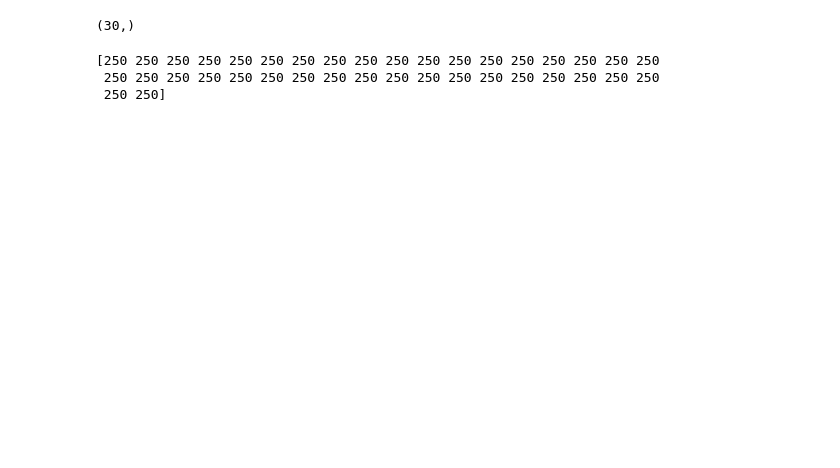
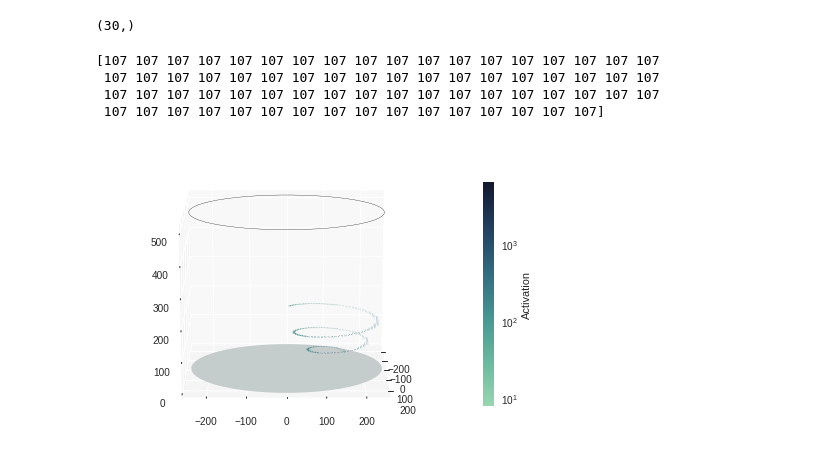
Before and after one commit to jtaylorz/attpc-event-classification, a Jupyter notebook: jupyter-notebooks/Discretization_Grid.ipynb, the cells around one changed output. Saved outputs shown, nothing was run; the diff lists cells and outputs as text; code cells hidden in the pictures; blank space fills up the shorter version.

```diff
--- a/jupyter-notebooks/Discretization_Grid.ipynb
+++ b/jupyter-notebooks/Discretization_Grid.ipynb
@@ -23,6 +23,10 @@ with pytpc.HDFDataFile('/home/taylor/Documents/independent-research/event-gen/da
     print(len(f))
     #specific event
     evt = f[evt_id]
+
+    for i in range(20000):
+       print(f[i])
+
     print(evt)
     #trace data from the event
     t = evt.traces
@@ -87,6 +105,8 @@ print(z_slices)
 [    0.    50.   100.   150.   200.   250.   300.   350.   400.   450.
    500.   550.   600.   650.   700.   750.   800.   850.   900.   950.
   1000.]
+# %%
+evt_id=107
 # %%
 with pytpc.HDFDataFile('/home/taylor/Documents/independent-research/event-gen/data/ptrain_10000.h5', 'r') as f:
     n_evts = len(f)
@@ -252,6 +278,12 @@ np.ones(30).shape
 rows = np.full((len(cols),), evt_id)
 print(rows)
 # %% [output]
-[250 250 250 250 250 250 250 250 250 250 250 250 250 250 250 250 250 250
- 250 250 250 250 250 250 250 250 250 250 250 250 250 250 250 250 250 250
- 250 250]
+[107 107 107 107 107 107 107 107 107 107 107 107 107 107 107 107 107 107
+ 107 107 107 107 107 107 107 107 107 107 107 107 107 107 107 107 107 107
+ 107 107 107 107 107 107 107 107 107 107 107 107 107 107 107 107 107 107
+ 107 107 107 107 107 107 107 107 107 107 107 107 107 107 107 107]
+# %%
+chamber_plot(new_xyz[:])
+#plt.savefig('/home/taylor/Documents/independent-research/plots/chamberFullRes.pdf')
+# %% [output]
+[figure, added]
```
Also changed, not shown: parts of 10 cells of this notebook, 5 other files.
